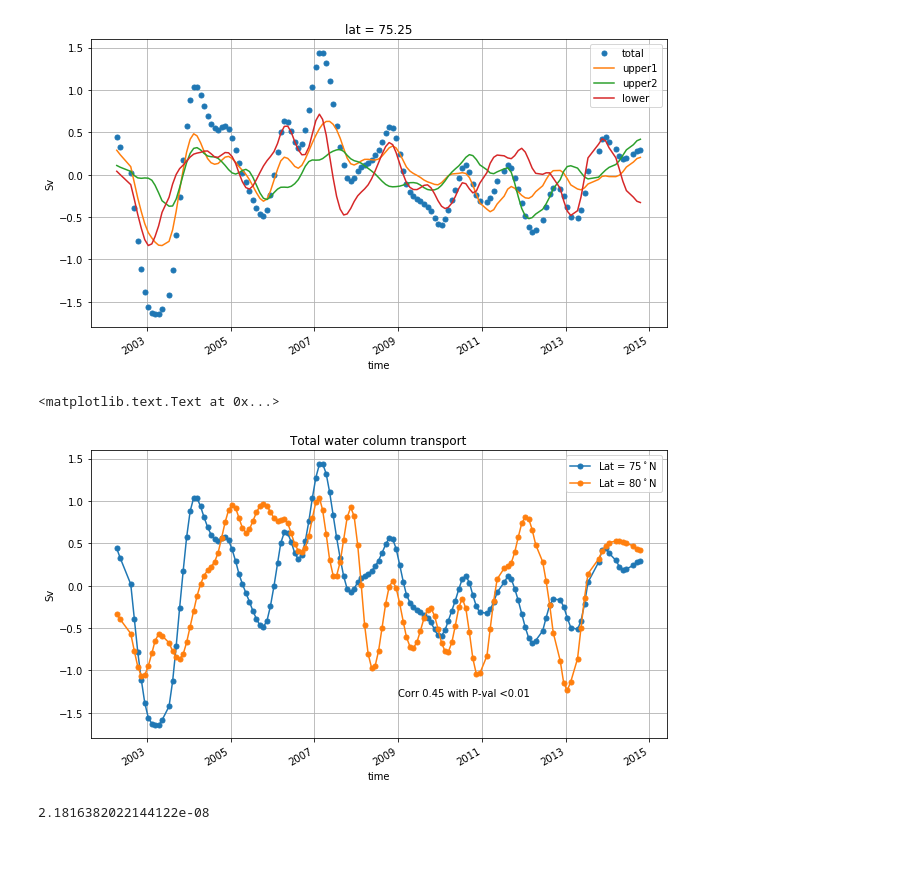
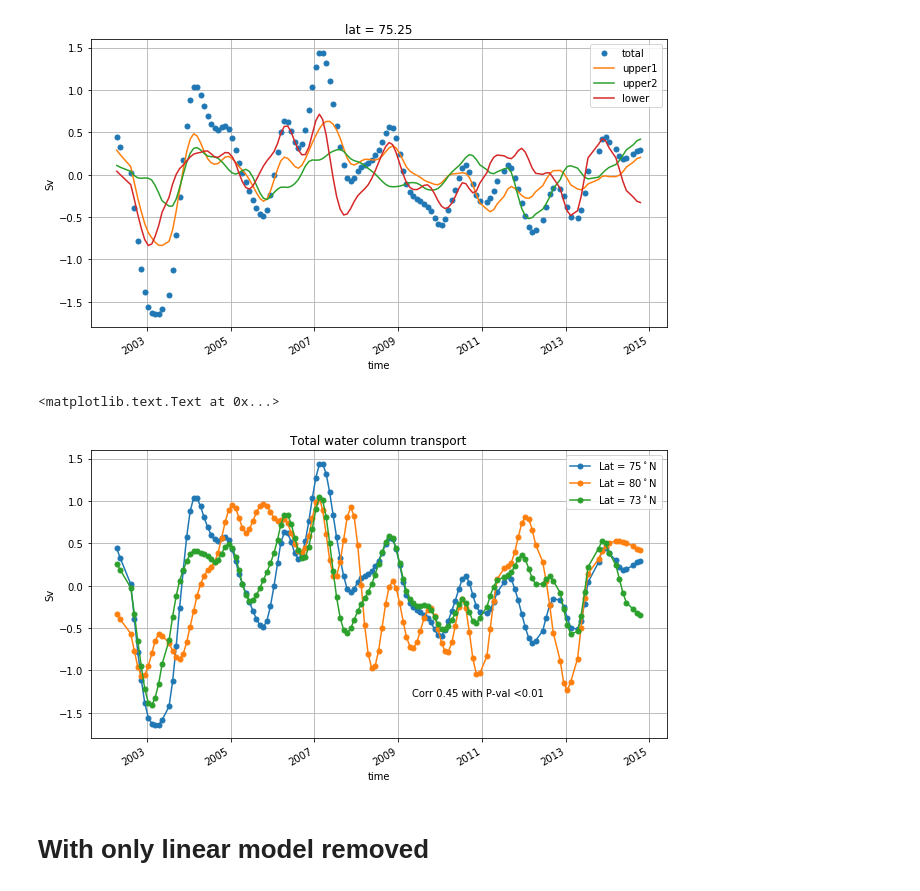
Before and after one commit to chiaweh2/arctic_ocean, a Jupyter notebook: ocean_transport_budget.ipynb, the cells around one changed output. Saved outputs shown, nothing was run; the diff lists cells and outputs as text; code cells hidden in the pictures; blank space fills up the shorter version.

```diff
--- a/ocean_transport_budget.ipynb
+++ b/ocean_transport_budget.ipynb
@@ -7,0 +14,2 @@ ds_80_upper=xr.open_dataset('./data/arctic_80.25_tran_0_1500.nc')
+# %%
+ds_73=xr.open_dataset('./data/arctic_73.75_tran_0_3700.nc')
@@ -40,22 +137,22 @@ ax1.legend()
 # %%
 import numpy as np
 from scipy.stats.stats import pearsonr
 import datetime
 
 r,pval=pearsonr(tottran_75,tottran_80)
 fig=plt.figure(figsize=[4,2])
 ax1=fig.add_axes([0,0,2,2])
 tottran_75.plot(ax=ax1, marker='o', linestyle='solid',markersize=5,label='Lat = 75$^\circ$N')
 tottran_80.plot(ax=ax1, marker='o', linestyle='solid',markersize=5,label='Lat = 80$^\circ$N')
+ds_73.meridN_sm_res.plot(ax=ax1, marker='o', linestyle='solid',markersize=5,label='Lat = 73$^\circ$N')
+
 ax1.set_ylabel('Sv')
 ax1.set_title("Total water column transport")
 ax1.grid()
 ax1.legend()
-ax1.text(datetime.datetime(2009,1,1),-1.3,"Corr %0.2f with P-val <0.01"%(r))
+ax1.text(datetime.datetime(2009,5,1),-1.3,"Corr %0.2f with P-val <0.01"%(r))
 # %% [output]
 <matplotlib.text.Text at 0x...>
-[figure, old version]
+[figure, new version]
-# %%
-pval
-# %% [output]
-2.1816382022144122e-08
+# %% [markdown]
+# With only linear model removed
```
Also changed, not shown: parts of 12 cells of this notebook.
